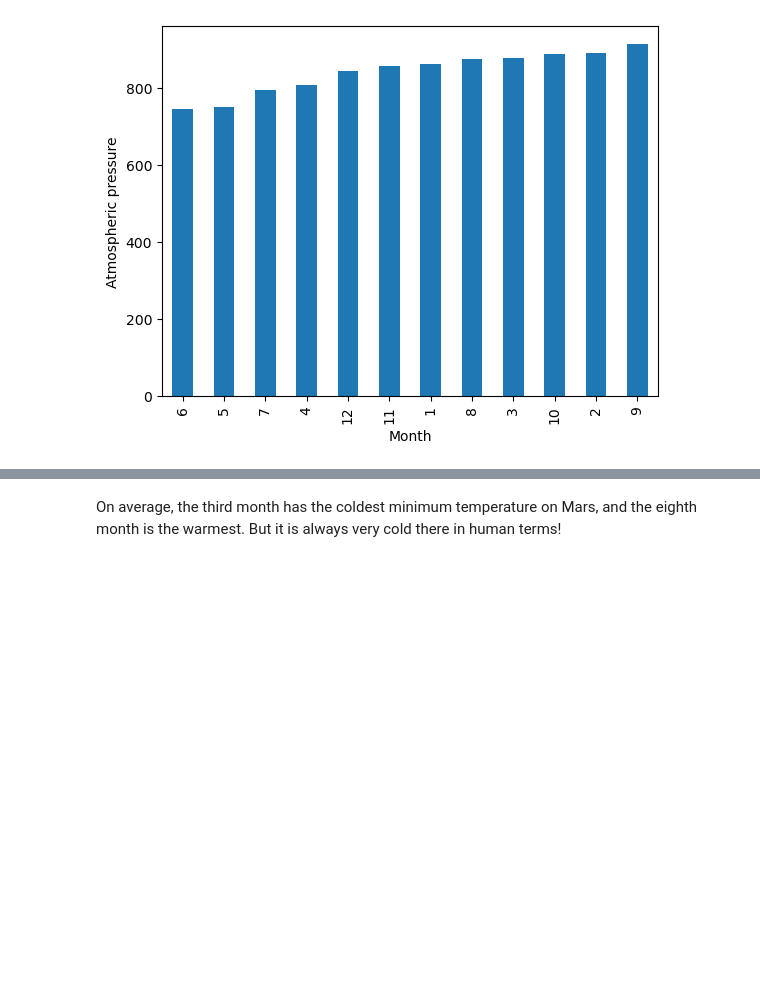
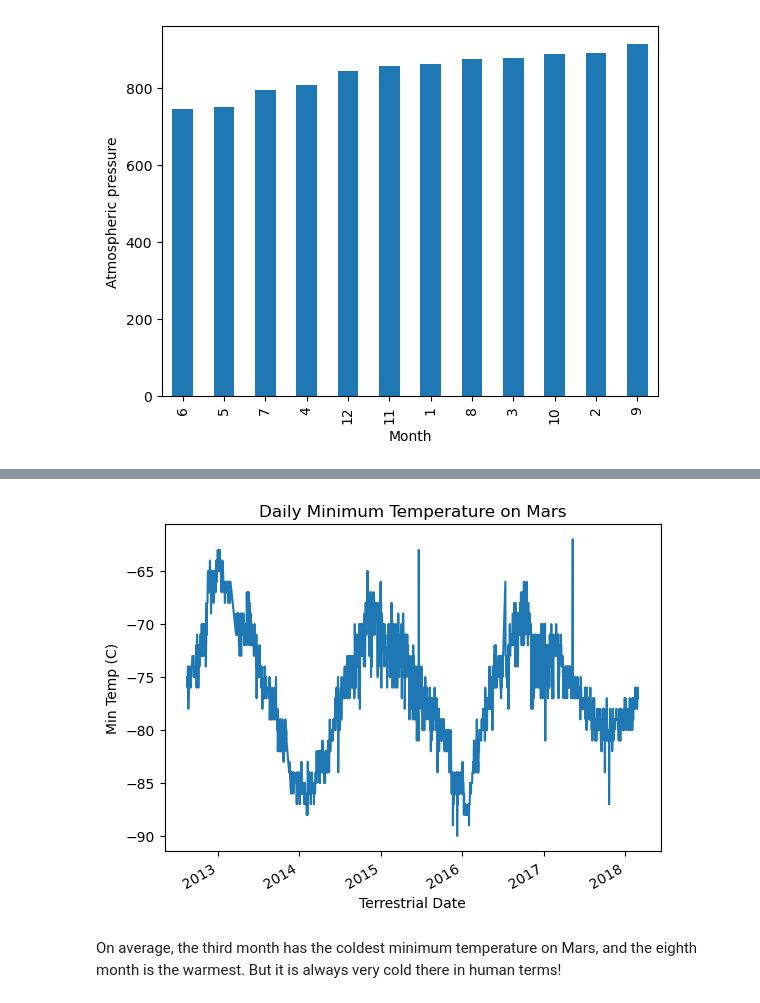
Before and after one commit to AlTesla/Data-Collection-Challenge, a Jupyter notebook: part_2_mars_weather.ipynb, the cells around one changed output, grey strips where cells are left out. Drawn from its saved outputs; the diff is of its cells as text; code cells hidden in the pictures; blank space fills up the shorter version.

```diff
--- a/part_2_mars_weather.ipynb
+++ b/part_2_mars_weather.ipynb
@@ -224,3 +220,19 @@ Text(0, 0.5, 'Atmospheric pressure')
+# %%
+# 5. How many terrestrial (earth) days are there in a Martian year?
+df_min_temp = df.groupby("terrestrial_date")["min_temp"].min()
+
+# Plot the min_temp column against the terrestrial_date column using a line plot
+df_min_temp.plot(x="terrestrial_date", y="min_temp")
+
+# Add a title, xlabel and ylabel to the plot
+plt.title("Daily Minimum Temperature on Mars")
+plt.xlabel("Terrestrial Date")
+plt.ylabel("Min Temp (C)")
+
+# Show the plot
+plt.show()
+# %% [output]
+[figure, added]
 # %% [markdown]
 On average, the third month has the coldest minimum temperature on Mars, and the eighth month is the warmest. But it is always very cold there in human terms!
 # %% [markdown]
```
Also changed, not shown: parts of 2 cells of this notebook, 1 other file.
